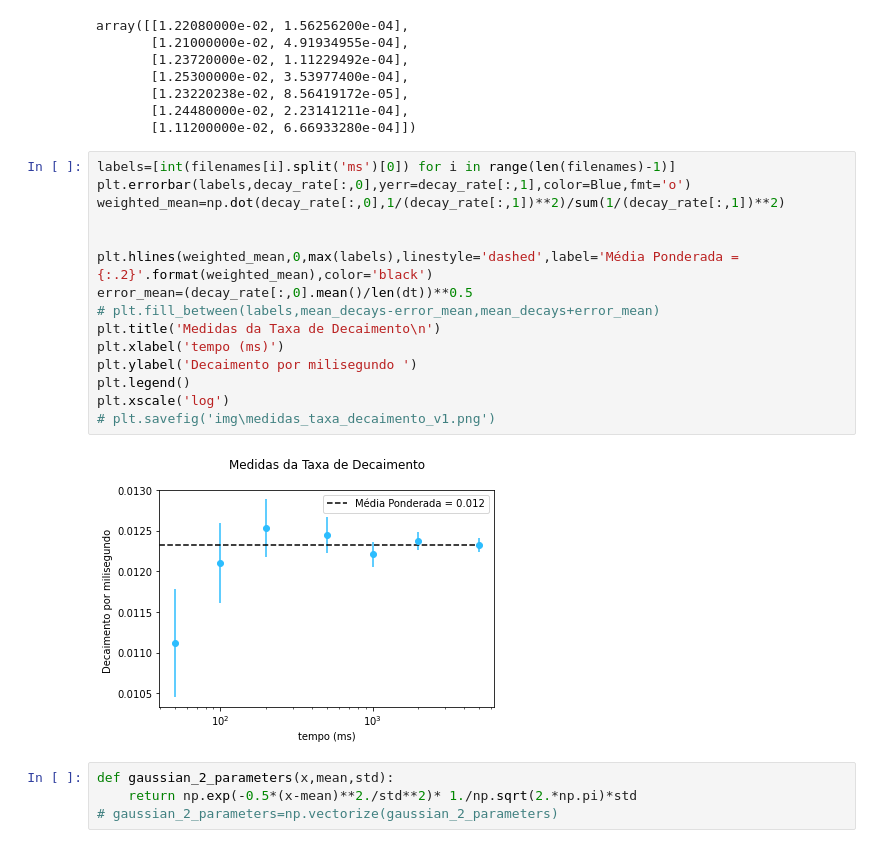
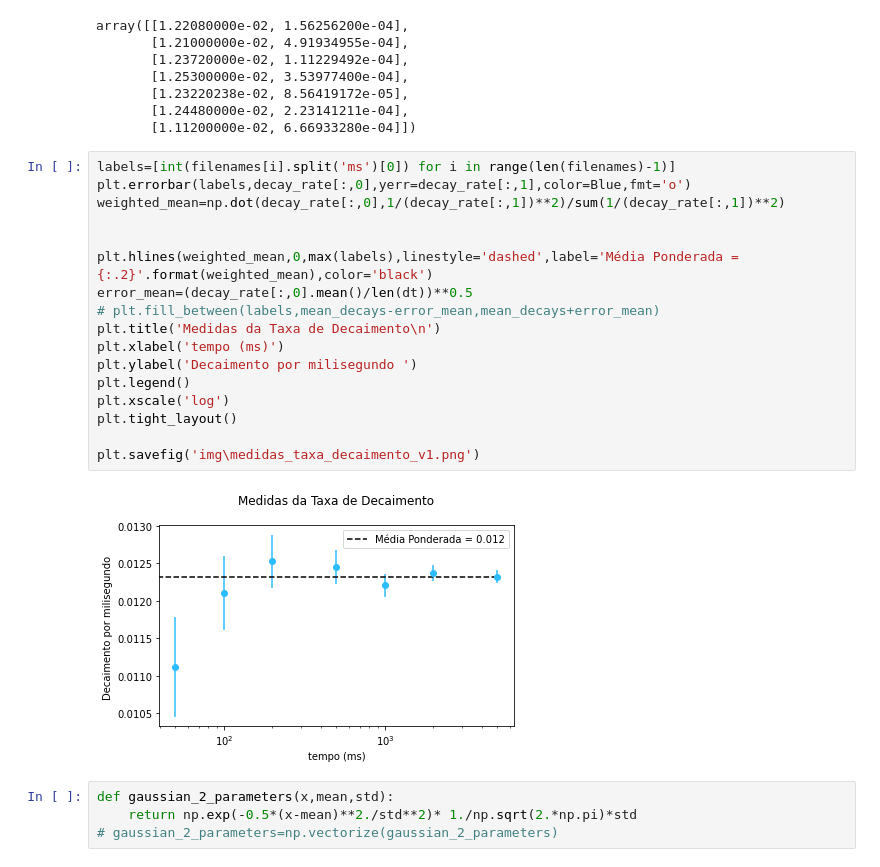
Before and after one commit to estevanmendes/LABIV, a Jupyter notebook: codigo_analise_v1.ipynb, the cells around one changed output. Saved outputs shown, nothing was run; the diff lists cells and outputs as text.

```diff
--- a/codigo_analise_v1.ipynb
+++ b/codigo_analise_v1.ipynb
@@ -203,20 +203,22 @@ array([[1.22080000e-02, 1.56256200e-04],
 # %%
 labels=[int(filenames[i].split('ms')[0]) for i in range(len(filenames)-1)]
 plt.errorbar(labels,decay_rate[:,0],yerr=decay_rate[:,1],color=Blue,fmt='o')
 weighted_mean=np.dot(decay_rate[:,0],1/(decay_rate[:,1])**2)/sum(1/(decay_rate[:,1])**2)
 
 
 plt.hlines(weighted_mean,0,max(labels),linestyle='dashed',label='Média Ponderada = {:.2}'.format(weighted_mean),color='black')
 error_mean=(decay_rate[:,0].mean()/len(dt))**0.5
 # plt.fill_between(labels,mean_decays-error_mean,mean_decays+error_mean)
 plt.title('Medidas da Taxa de Decaimento\n')
 plt.xlabel('tempo (ms)')
 plt.ylabel('Decaimento por milisegundo ')
 plt.legend()
 plt.xscale('log')
-# plt.savefig('img\medidas_taxa_decaimento_v1.png')
+plt.tight_layout()
+
+plt.savefig('img\medidas_taxa_decaimento_v1.png')
 # %% [output]
-[figure, old version]
+[figure, new version]
 # %%
 def gaussian_2_parameters(x,mean,std):
     return np.exp(-0.5*(x-mean)**2./std**2)* 1./np.sqrt(2.*np.pi)*std
```
Also changed, not shown: 1 other file.
